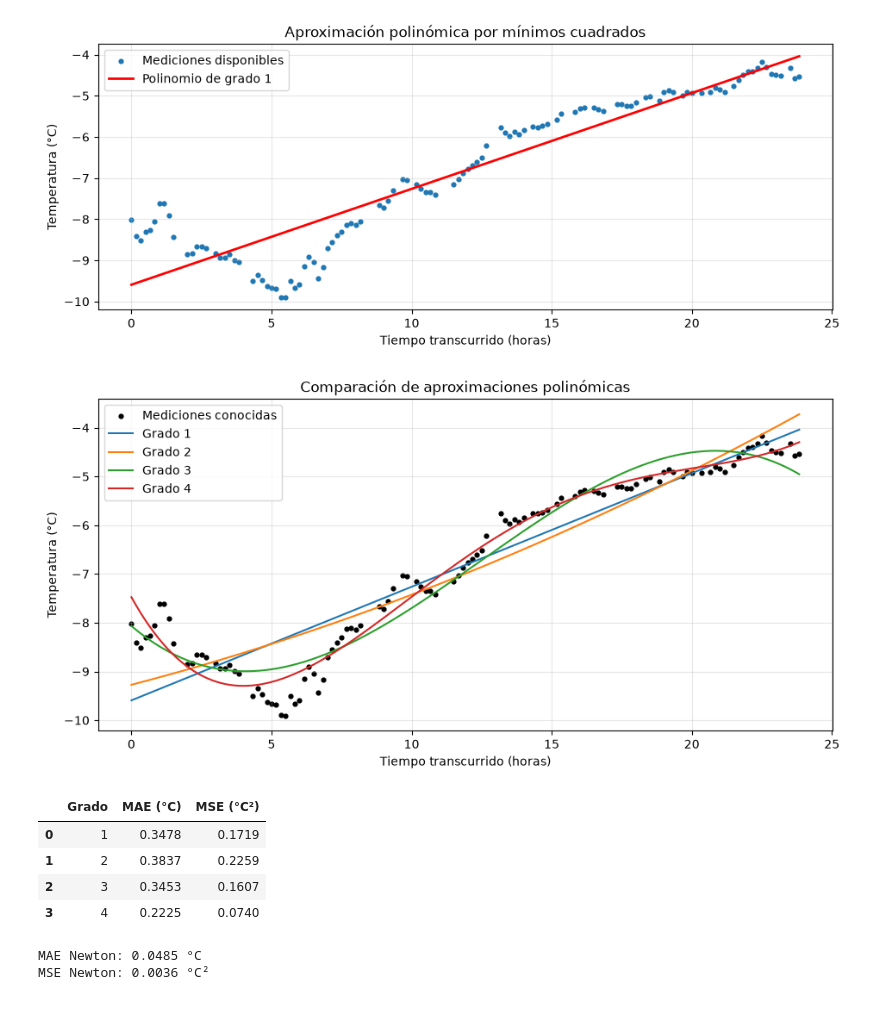
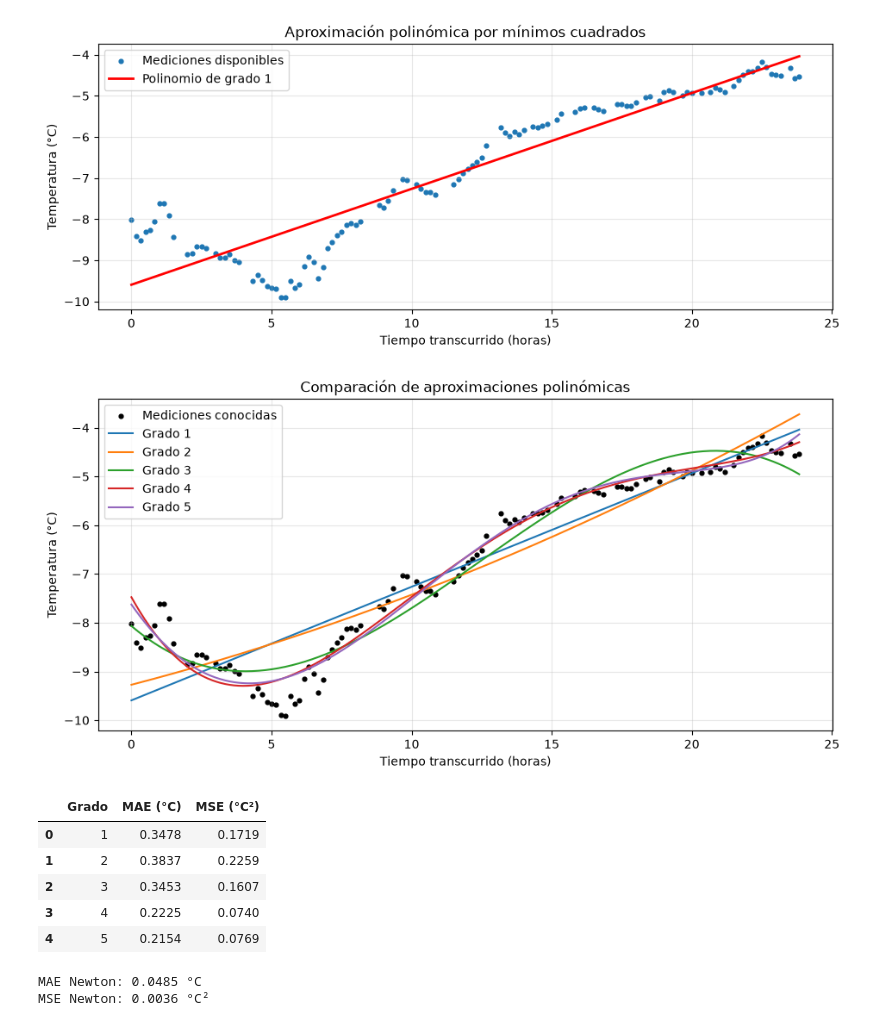
Before and after one commit to martumucci/UAI-CalculoNumerico, a Jupyter notebook: notebooks/experimento_24h.ipynb, the cells around one changed output. Saved outputs shown, nothing was run; the diff lists cells and outputs as text; code cells hidden in the pictures.

```diff
--- a/notebooks/experimento_24h.ipynb
+++ b/notebooks/experimento_24h.ipynb
@@ -214,35 +214,35 @@ plt.scatter(
     s=12,
     color="black",
     label="Mediciones conocidas"
 )
 
 # cambiar rango a range(1,10) para evaluar polinomios de grado 9
-for grado in range(1, 5):
+for grado in range(1, 6):
     coeficientes = ajustar_polinomio(
         x_conocidos,
         y_conocidos,
         grado
     )
 
     y_grafico = evaluar_polinomio(
         coeficientes,
         x_grafico
     )
 
     plt.plot(
         x_grafico,
         y_grafico,
         label=f"Grado {grado}"
     )
 
 plt.xlabel("Tiempo transcurrido (horas)")
 plt.ylabel("Temperatura (°C)")
 plt.title("Comparación de aproximaciones polinómicas")
 plt.legend()
 plt.grid(alpha=0.3)
 plt.show()
 # %% [output]
-[figure, old version]
+[figure, new version]
 # %%
 # Valores de x donde ocultamos las temperaturas
 x_ocultos = datos.loc[faltantes, "x"].to_numpy()
@@ -253,7 +253,7 @@ y_reales = ventana.loc[faltantes, "y"].to_numpy()
 resultados = []
 
 # cambiar rango a range(1,10) para evaluar polinomios de grado 9
-for grado in range(1, 5):
+for grado in range(1, 6):
     # Ajustar usando exclusivamente los datos conocidos
     coeficientes = ajustar_polinomio(
         x_conocidos, y_conocidos, grado
@@ -285,6 +285,7 @@ display(tabla_resultados.round(4))
 | 1 | 2 | 0.3837 | 0.2259 |
 | 2 | 3 | 0.3453 | 0.1607 |
 | 3 | 4 | 0.2225 | 0.0740 |
+| 4 | 5 | 0.2154 | 0.0769 |
 # %%
 def diferencias_divididas(x, y):
     n = len(x)
```
Also changed, not shown: parts of 1 cell of this notebook, 6 other files.
